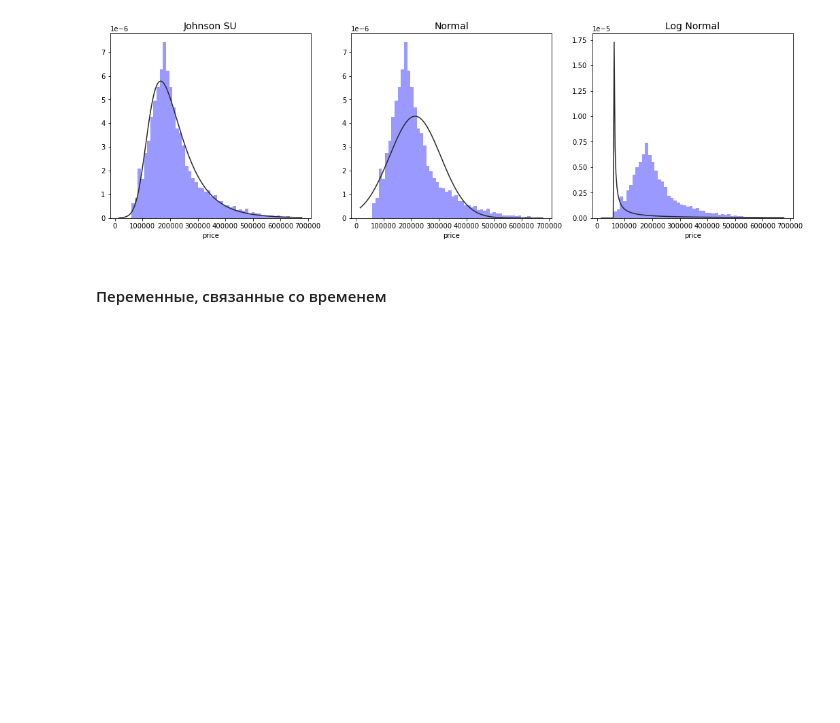
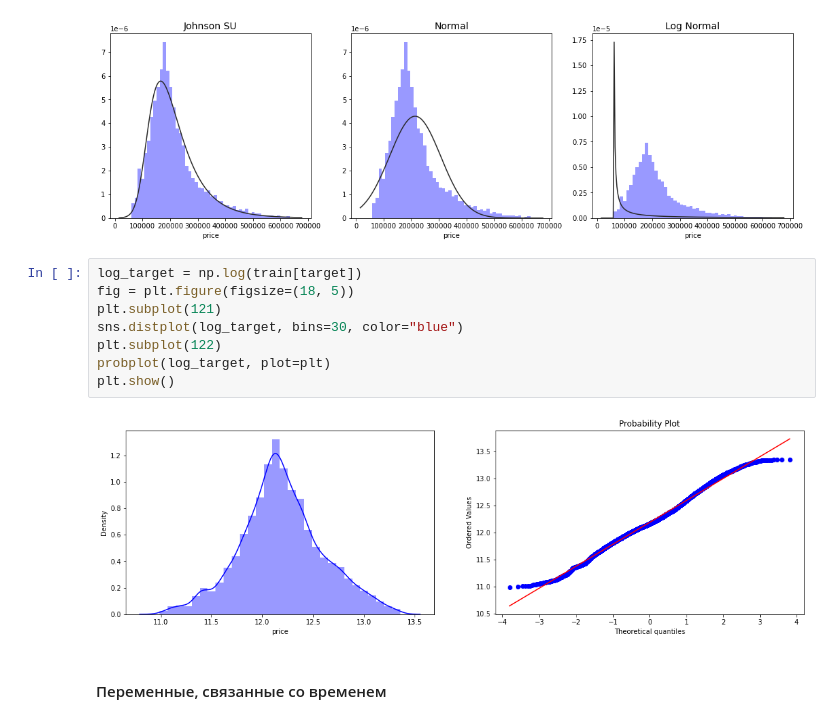
Before and after one commit to annulet/Real-Estate-Price-Prediction-Geekbrains-AI-BigData-Python-for-Data-Science-course-competition, a Jupyter notebook: real_estate_price_prediction.ipynb, the cells around one changed output. Saved outputs shown, nothing was run; the diff lists cells and outputs as text; blank space fills up the shorter version.

```diff
--- a/real_estate_price_prediction.ipynb
+++ b/real_estate_price_prediction.ipynb
@@ -289,6 +279,16 @@ sns.distplot(train[target], kde=False, color="blue", fit=st.lognorm, ax=axes[2])
 plt.show()
 # %% [output]
 [figure]
+# %%
+log_target = np.log(train[target])
+fig = plt.figure(figsize=(18, 5))
+plt.subplot(121)
+sns.distplot(log_target, bins=30, color="blue")
+plt.subplot(122)
+probplot(log_target, plot=plt)
+plt.show()
+# %% [output]
+[figure, added]
 # %% [markdown]
 #### Переменные, связанные со временем
 # %%
```
Also changed, not shown: parts of 9 cells of this notebook.
